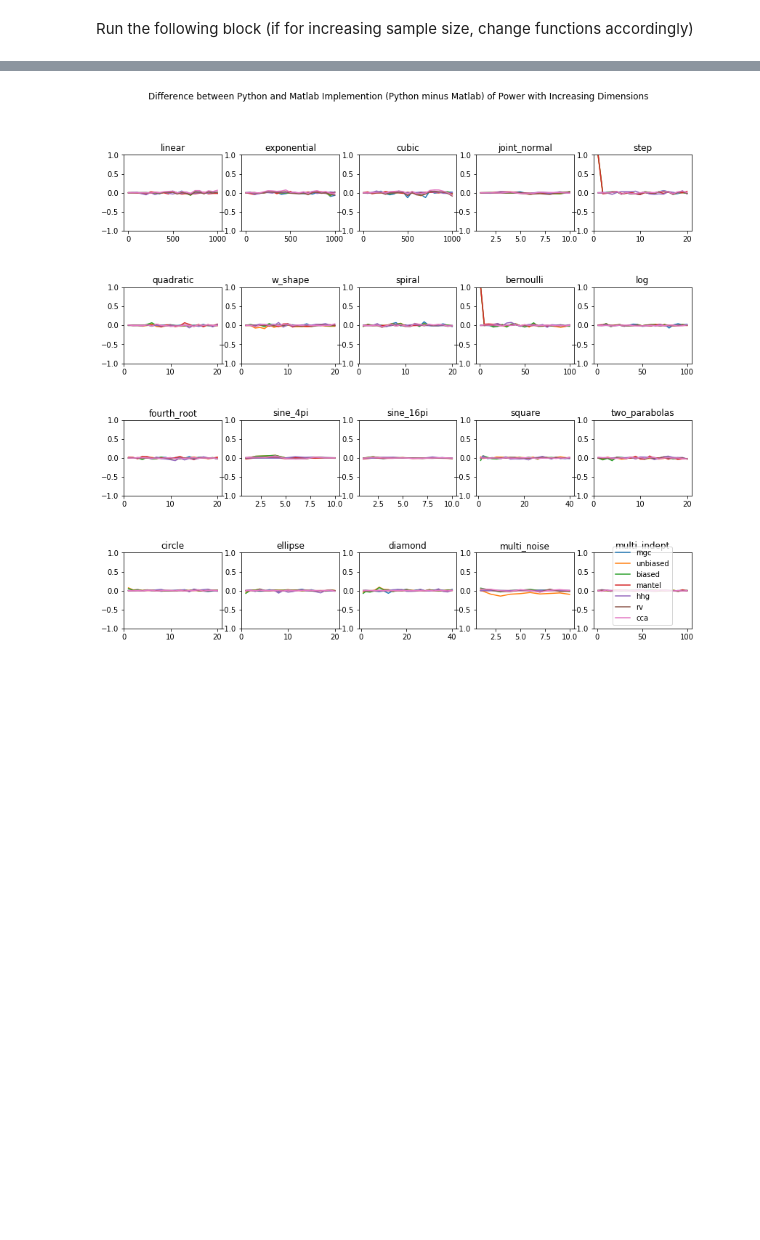
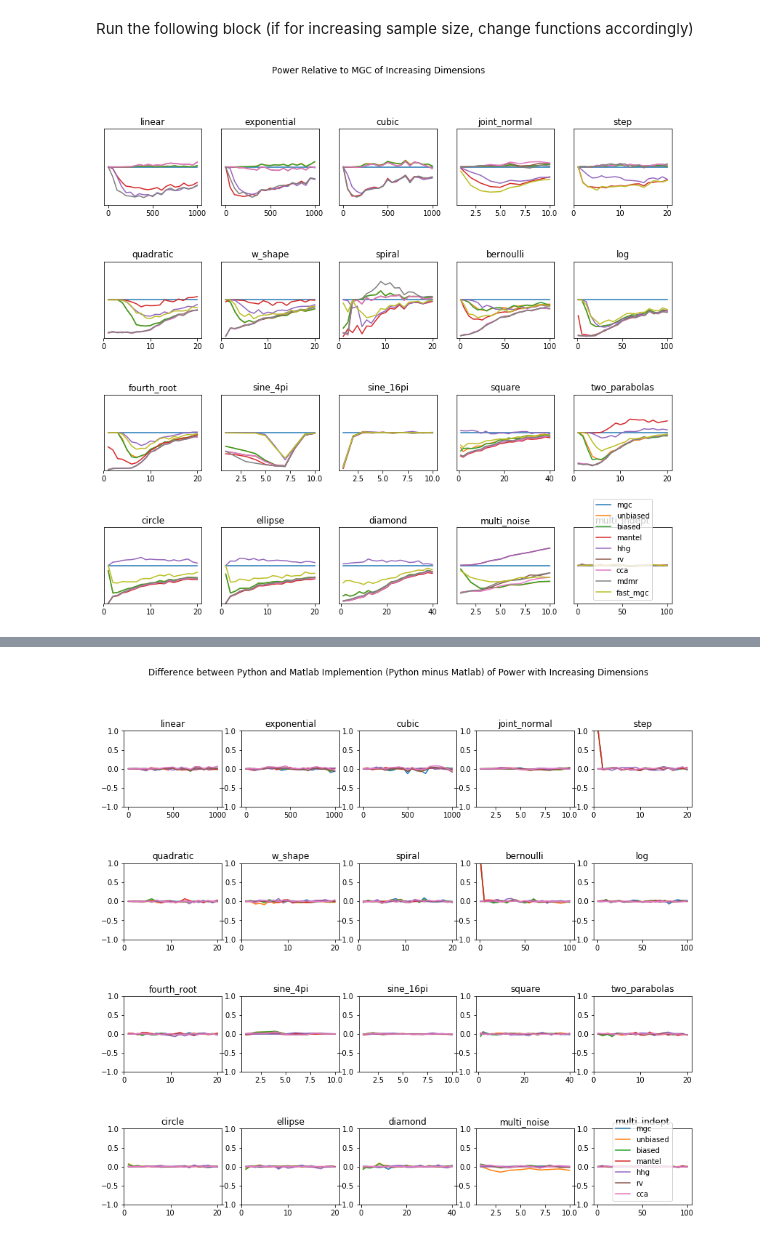
Before and after one commit to neurodata/mgcpy-old, a Jupyter notebook: demos/figure_2_power_curve.ipynb, the cells around one changed output, grey strips where cells are left out. Saved outputs shown, nothing was run; the diff lists cells and outputs as text; code cells hidden in the pictures; blank space fills up the shorter version.

```diff
--- a/demos/figure_2_power_curve.ipynb
+++ b/demos/figure_2_power_curve.ipynb
@@ -200,3 +203,7 @@ def plot_all_curves(which_type):
+# %%
+plot_all_curves('dimension')
+# %% [output]
+[figure, added]
 # %%
 plot_all_curves('sample_size')
 # %% [output]
```
Also changed, not shown: parts of 2 cells of this notebook.
